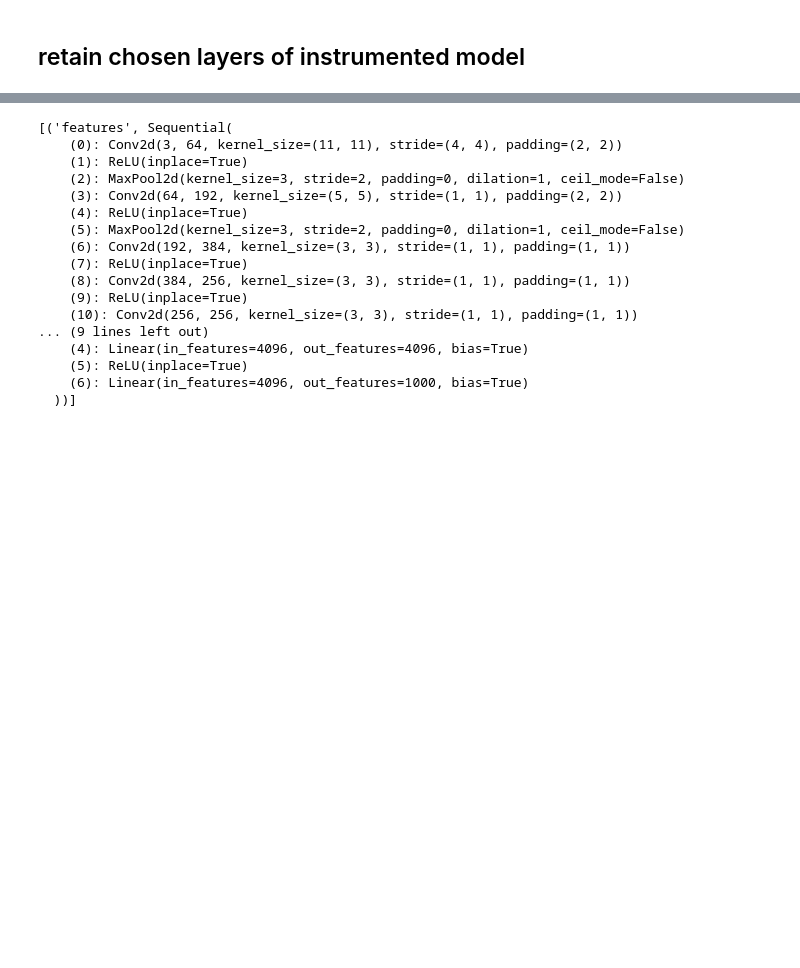
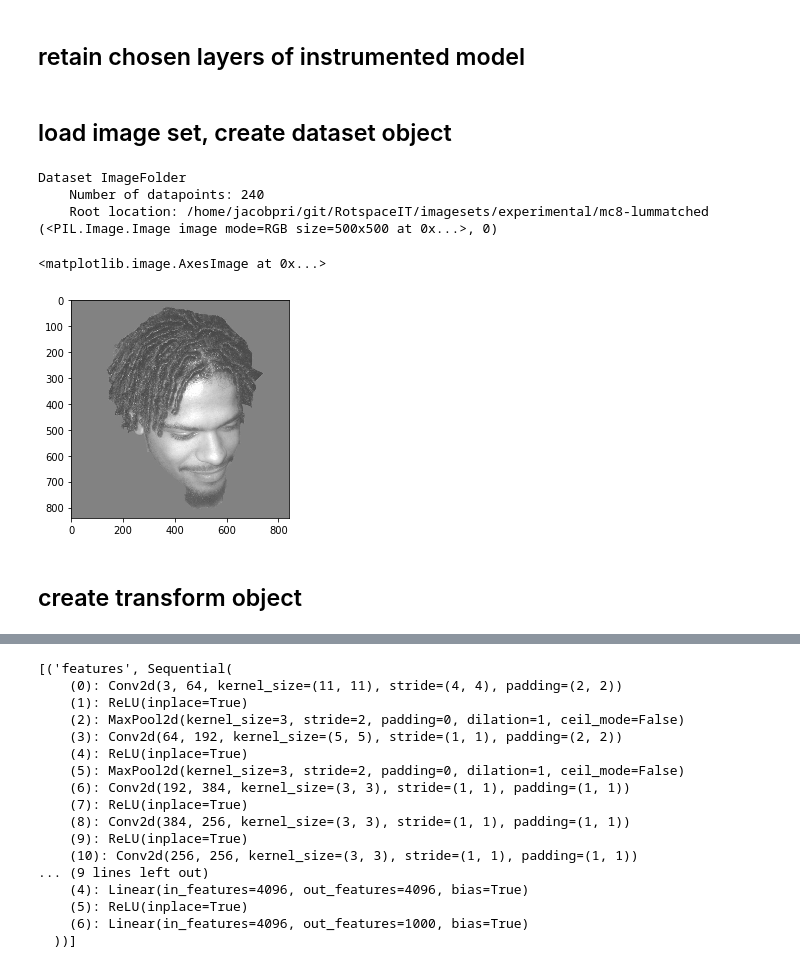
Before and after one commit to jacob-prince/RotspaceIT, a Jupyter notebook: notebooks/n01_organize_models.ipynb, the cells around one changed output, grey strips where cells are left out. Drawn from its saved outputs; the diff is of its cells as text; code cells hidden in the pictures; blank space fills up the shorter version.

```diff
--- a/notebooks/n01_organize_models.ipynb
+++ b/notebooks/n01_organize_models.ipynb
@@ -249,0 +249,22 @@ for layer_name in layers_to_retain: model.retain_layer(layer_name)
+# %% [markdown]
+## load image set, create dataset object
+# %%
+dataset = datasets.ImageFolder(root = imageset_dir)
+
+# print some info -> verify correct # imgs, etc
+print(dataset)
+
+# PIL image format, tuple where first element is image itself and second element is class ID
+print(dataset[0])
+
+# display image
+plt.imshow(dataset[12][0])
+# %% [output]
+Dataset ImageFolder
+    Number of datapoints: 240
+    Root location: /home/jacobpri/git/RotspaceIT/imagesets/experimental/mc8-lummatched
+(<PIL.Image.Image image mode=RGB size=500x500 at 0x...>, 0)
+<matplotlib.image.AxesImage at 0x...>
+[figure, added]
+# %% [markdown]
+## create transform object
```
Also changed, not shown: parts of 7 cells of this notebook.
